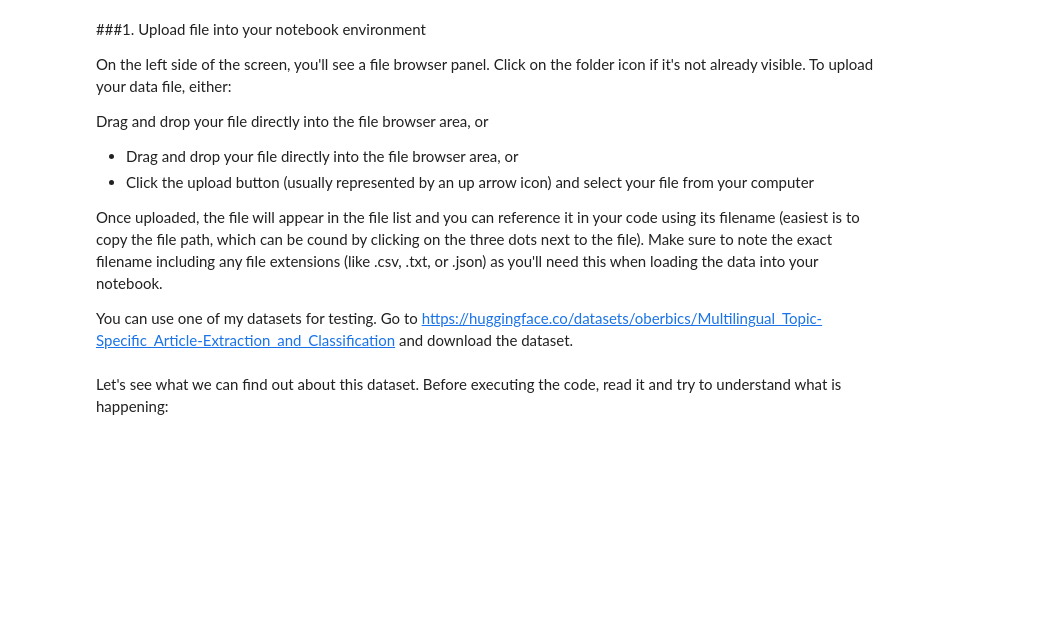
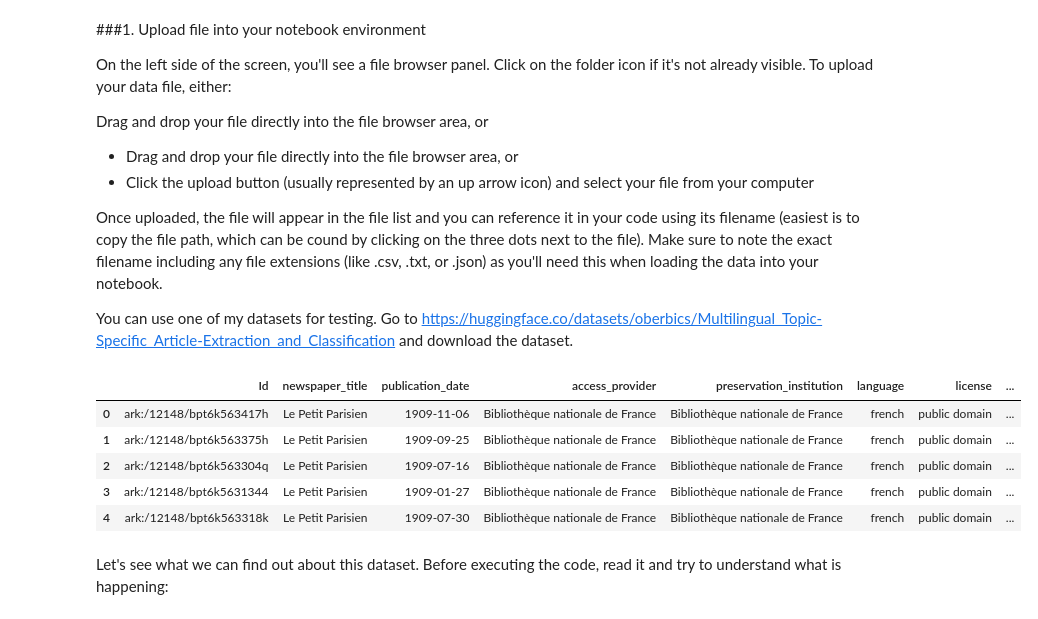
Before and after one commit to m3wzz/very_fake, a Jupyter notebook: Lia_Notebook_Introduction.ipynb, the cells around one changed output. Drawn from its saved outputs; the diff is of its cells as text; code cells hidden in the pictures; blank space fills up the shorter version.

```diff
--- a/Lia_Notebook_Introduction.ipynb
+++ b/Lia_Notebook_Introduction.ipynb
@@ -300,9 +349,16 @@ You can use one of my datasets for testing. Go to https://huggingface.co/dataset
 # %%
 import pandas as pd
 
 #for CSV
-df = pd.read_csv('/content/dataset_article-extraction-classification (14).csv')
+df = pd.read_csv('/content/dataset_article-extraction-classification.csv')
 df.head()
+# %% [output]
+|  | Id | newspaper_title | publication_date | access_provider | preservation_institution | language | license | ... |
+| 0 | ark:/12148/bpt6k563417h | Le Petit Parisien | 1909-11-06 | Bibliothèque nationale de France | Bibliothèque nationale de France | french | public domain | ... |
+| 1 | ark:/12148/bpt6k563375h | Le Petit Parisien | 1909-09-25 | Bibliothèque nationale de France | Bibliothèque nationale de France | french | public domain | ... |
+| 2 | ark:/12148/bpt6k563304q | Le Petit Parisien | 1909-07-16 | Bibliothèque nationale de France | Bibliothèque nationale de France | french | public domain | ... |
+| 3 | ark:/12148/bpt6k5631344 | Le Petit Parisien | 1909-01-27 | Bibliothèque nationale de France | Bibliothèque nationale de France | french | public domain | ... |
+| 4 | ark:/12148/bpt6k563318k | Le Petit Parisien | 1909-07-30 | Bibliothèque nationale de France | Bibliothèque nationale de France | french | public domain | ... |
 # %% [markdown]
 Let's see what we can find out about this dataset. Before executing the code, read it and try to understand what is happening:
 # %%
```
Also changed, not shown: parts of 10 cells of this notebook.
